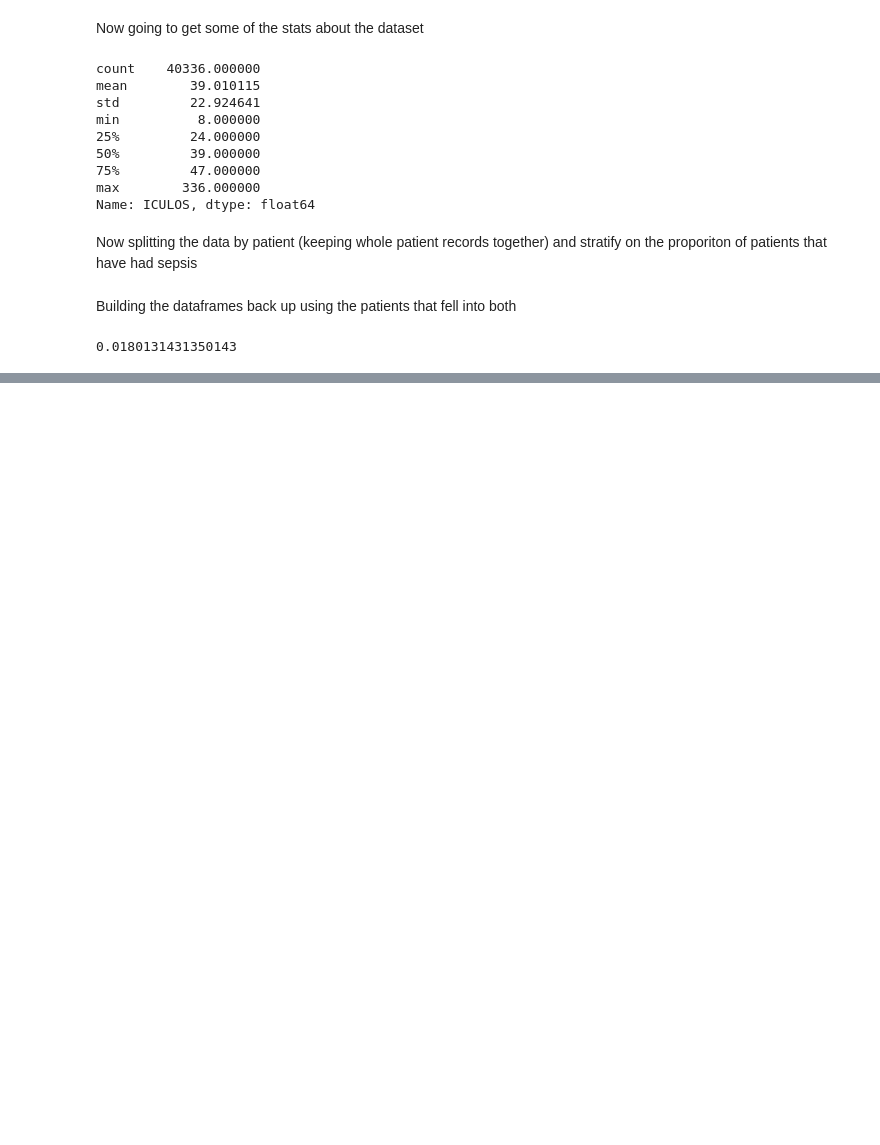
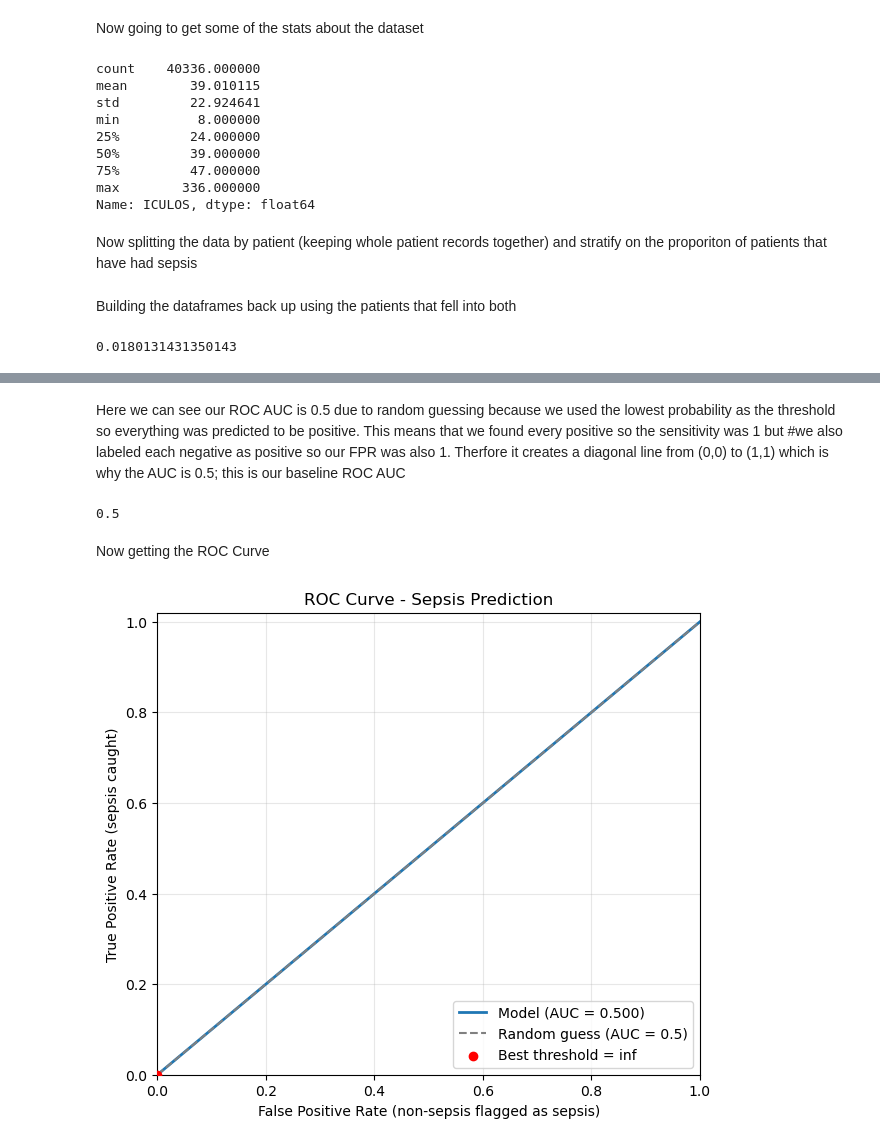
Before and after one commit to Steve-Rodrigues/Sepsis-Predictor-ML, a Jupyter notebook: sepsis_notebook.ipynb, the cells around one changed output, grey strips where cells are left out. Drawn from its saved outputs; the diff is of its cells as text; code cells hidden in the pictures; blank space fills up the shorter version.

```diff
--- a/sepsis_notebook.ipynb
+++ b/sepsis_notebook.ipynb
@@ -71,0 +327,8 @@ p1
+# %%
+df = clean_df(X)
+y = df['SepsisLabel']
+df = df.drop(columns=['hours_till_onset','onset','SepsisLabel'])
+# %%
+dummy = DummyClassifier(strategy='prior', random_state=42) #create the dummy classifier-- it will give each row a probability of the sepsis (class=1) proportion in the dataset-- around 1.8% of being positive
+dummy.fit(df,y)
+dummy.class_prior_ #shows the probability of being in each class, first is negative and 2nd is positive
@@ -71,0 +337,5 @@ p1
+# %%
+#now get the prediction probabilites-- all will be 0.018 because that was the positive class proportion and then use each predicted probability as a threshold to get the ROC AUC-- should get pt (1,1) because TPR will be 1 since we find
+#all positives and FPR will be 1 since we say everything is positive
+predicted_probs = dummy.predict_proba(df)
+predicted_probs #need to grab the 2nd item in each because that is the probability of being positive
@@ -71,0 +350,36 @@ p1
+# %% [markdown]
+Here we can see our ROC AUC is 0.5 due to random guessing because we used the lowest probability as the threshold so everything was predicted to be positive. This means that we found every positive so the sensitivity was 1 but
+#we also labeled each negative as positive so our FPR was also 1. Therfore it creates a diagonal line from (0,0) to (1,1) which is why the AUC is 0.5; this is our baseline ROC AUC
+# %%
+auc_score = roc_auc_score(y, predicted_probs[:,1])
+auc_score
+# %% [output]
+0.5
+# %% [markdown]
+Now getting the ROC Curve
+# %%
+fpr, tpr, thresholds = roc_curve(y_true=y, y_score=predicted_probs[:,1])
+from sklearn.metrics import auc
+
+roc_auc = auc(fpr, tpr)  # area under the curve
+
+# best balance of catching sepsis vs. false alarms (Youden's J = tpr - fpr)
+best_idx = np.argmax(tpr - fpr)
+best_threshold = thresholds[best_idx]
+
+plt.figure(figsize=(7, 6))
+plt.plot(fpr, tpr, linewidth=2, label=f'Model (AUC = {roc_auc:.3f})')
+plt.plot([0, 1], [0, 1], linestyle='--', color='gray', label='Random guess (AUC = 0.5)')
+plt.scatter(fpr[best_idx], tpr[best_idx], color='red', zorder=5,
+            label=f'Best threshold = {best_threshold:.3f}')
+
+plt.xlabel('False Positive Rate (non-sepsis flagged as sepsis)')
+plt.ylabel('True Positive Rate (sepsis caught)')
+plt.title('ROC Curve - Sepsis Prediction')
+plt.xlim(0, 1)
+plt.ylim(0, 1.02)
+plt.legend(loc='lower right')
+plt.grid(alpha=0.3)
+plt.show()
+# %% [output]
+[figure, added]
```
Also changed, not shown: parts of 49 cells of this notebook.
